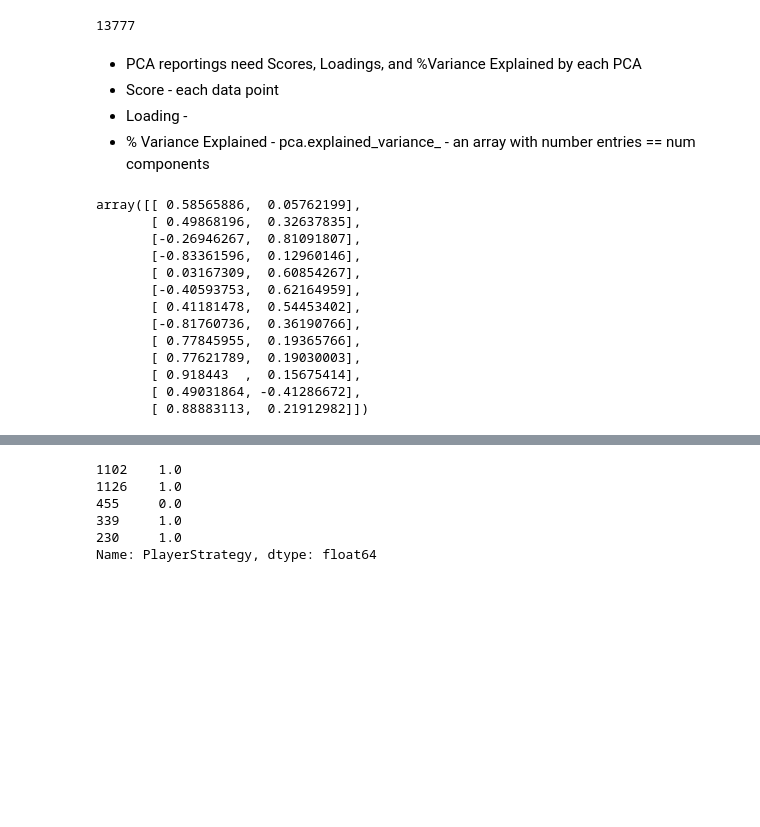
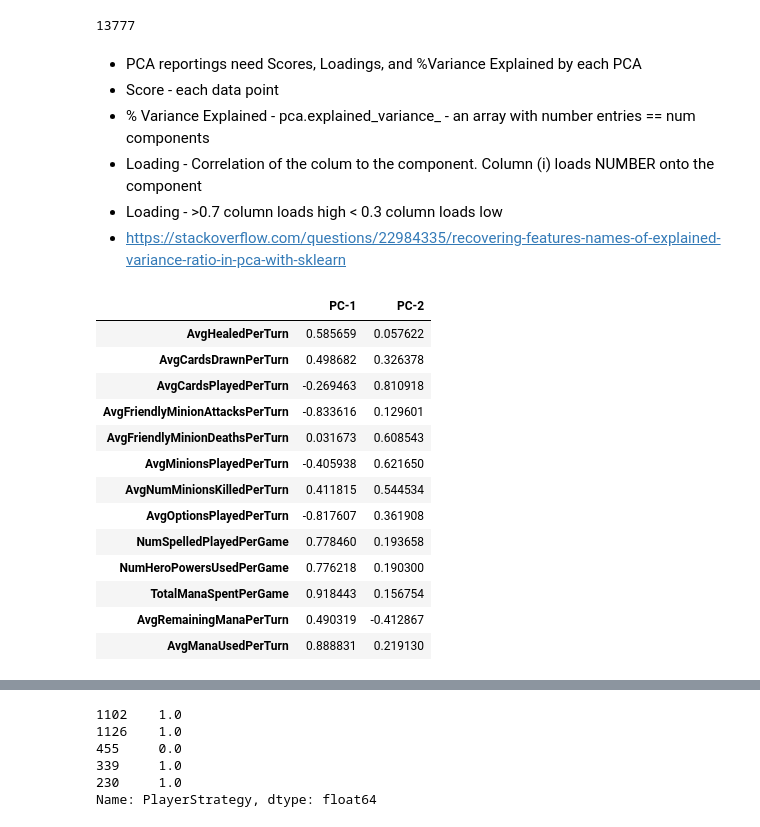
Before and after one commit to cww5/Sabber_Work_2019F, a Jupyter notebook: thesis-extensions/Spring_Data_Analysis.ipynb, the cells around one changed output, grey strips where cells are left out. Drawn from its saved outputs; the diff is of its cells as text; code cells hidden in the pictures; blank space fills up the shorter version.

Commit message:
20200411 - Get Loadings

```diff
--- a/thesis-extensions/Spring_Data_Analysis.ipynb
+++ b/thesis-extensions/Spring_Data_Analysis.ipynb
@@ -1359,24 +1359,29 @@ X_train_pca.shape[0]//2
 # %% [markdown]
 * PCA reportings need Scores, Loadings, and %Variance Explained by each PCA
 * Score - each data point
-* Loading -
 * % Variance Explained - pca.explained_variance_ - an array with number entries == num components
+* Loading - Correlation of the colum to the component. Column (i) loads NUMBER onto the component
+* Loading - >0.7 column loads high < 0.3 column loads low
+* https://stackoverflow.com/questions/22984335/recovering-features-names-of-explained-variance-ratio-in-pca-with-sklearn
 # %%
 pc1_explainedV = pca.explained_variance_ratio_[0]*100
 pc2_explainedV = pca.explained_variance_ratio_[1]*100
-# %%
-pca.components_.T * np.sqrt(pca.explained_variance_)
-# %% [output]
-array([[ 0.58565886,  0.05762199],
-       [ 0.49868196,  0.32637835],
-       [-0.26946267,  0.81091807],
-       [-0.83361596,  0.12960146],
-       [ 0.03167309,  0.60854267],
-       [-0.40593753,  0.62164959],
-       [ 0.41181478,  0.54453402],
-       [-0.81760736,  0.36190766],
-       [ 0.77845955,  0.19365766],
-       [ 0.77621789,  0.19030003],
-       [ 0.918443  ,  0.15675414],
-       [ 0.49031864, -0.41286672],
-       [ 0.88883113,  0.21912982]])
+# %%
+pd.DataFrame(pca.components_.T * np.sqrt(pca.explained_variance_), columns=['PC-1', 'PC-2'], index=X.columns)
+#loadings are the pearson correlation of the columns to the component
+#column loads NUMBER onto the component
+# %% [output]
+|  | PC-1 | PC-2 |
+| AvgHealedPerTurn | 0.585659 | 0.057622 |
+| AvgCardsDrawnPerTurn | 0.498682 | 0.326378 |
+| AvgCardsPlayedPerTurn | -0.269463 | 0.810918 |
+| AvgFriendlyMinionAttacksPerTurn | -0.833616 | 0.129601 |
+| AvgFriendlyMinionDeathsPerTurn | 0.031673 | 0.608543 |
+| AvgMinionsPlayedPerTurn | -0.405938 | 0.621650 |
+| AvgNumMinionsKilledPerTurn | 0.411815 | 0.544534 |
+| AvgOptionsPlayedPerTurn | -0.817607 | 0.361908 |
+| NumSpelledPlayedPerGame | 0.778460 | 0.193658 |
+| NumHeroPowersUsedPerGame | 0.776218 | 0.190300 |
+| TotalManaSpentPerGame | 0.918443 | 0.156754 |
+| AvgRemainingManaPerTurn | 0.490319 | -0.412867 |
+| AvgManaUsedPerTurn | 0.888831 | 0.219130 |
```
Also changed, not shown: parts of 1 cell of this notebook.
